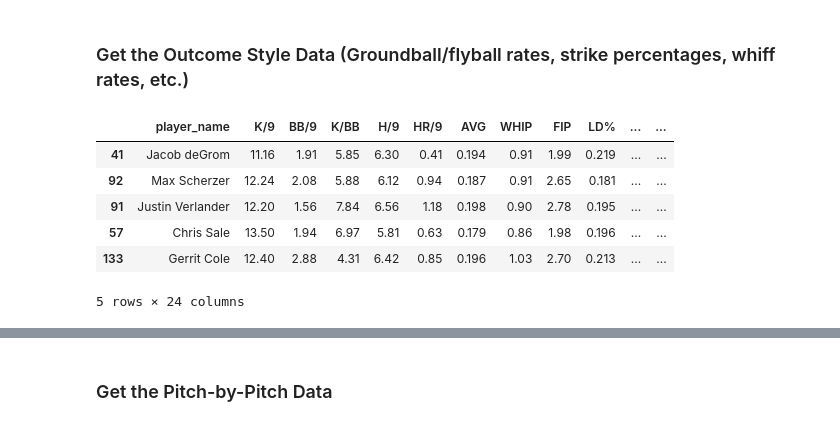
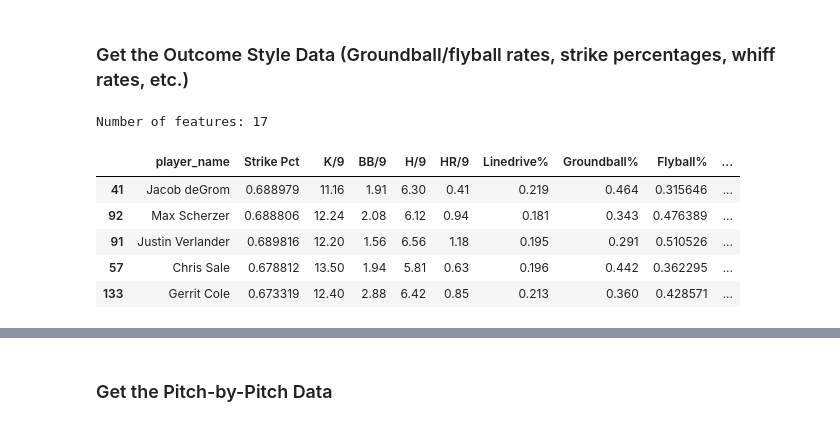
Before and after one commit to chrisjackson4256/MLBPitcherFamilies, a Jupyter notebook: PitcherFamilies.ipynb, the cells around one changed output, grey strips where cells are left out. Cells and saved outputs as stored; diff of their text form; code cells hidden in the pictures.

```diff
--- a/PitcherFamilies.ipynb
+++ b/PitcherFamilies.ipynb
@@ -26,33 +26,56 @@ train_data_dates = [('2015-04-05', '2015-10-04'),      # 2015 data
 # %% [markdown]
 ### Get the Outcome Style Data (Groundball/flyball rates, strike percentages, whiff rates, etc.)
 # %%
+# scrape the data from baseball savant
 pitcher_season_stats = pitching_stats(2018)
 
-cols_to_keep = ['Name', 'Strikes', 'Pitches', 'K/9', 'BB/9', 'K/BB', 'H/9', 'HR/9', 'AVG', 'WHIP', 'FIP',
-                'GB/FB', 'LD%', 'GB%', 'IFFB%', 'HR/FB', 'O-Swing%', 'Z-Swing%', 'Swing%', 'O-Contact%',
-                'Z-Contact%', 'Contact%', 'Zone%', 'F-Strike%', 'SwStr%']
+# select the features that we want to use to categorize the pitchers... questions we want to answer:
+#   - are they strike throwers?
+#   - do they allow a lot of baserunners?
+#   - groundball or flyball pitcher?
+#   - are they swing and miss guys (inside and outside of the zone)?
+cols_to_keep = ['Name', 'Strikes', 'Pitches',
+                'K/9', 'BB/9',  'H/9', 'HR/9', #'AVG', 'WHIP', 'FIP', 'K/BB', 'HR/FB',
+                'GB/FB', 'LD%', 'GB%',
+                'O-Swing%', 'Z-Swing%', 'Swing%',
+                'O-Contact%', 'Z-Contact%', 'Contact%',
+                'Zone%', 'F-Strike%', 'SwStr%']
 pitcher_season_stats = pitcher_season_stats[cols_to_keep]
 
-# keep only pitchers with at least 200 pitches in a season
+# keep only pitchers with at least 200 pitches in a season... try to weed out the noise, but keep short relievers
 pitcher_season_stats = pitcher_season_stats[pitcher_season_stats['Pitches'] >= 200]
 
+# compute the percentage of pitches that are strikes
 pitcher_season_stats['Strike Pct'] = pitcher_season_stats['Strikes'] / pitcher_season_stats['Pitches']
 pitcher_season_stats.drop(['Strikes', 'Pitches'], axis=1, inplace=True)
 
 # use the GB/FB ratio to compute the OF flyball pct
-pitcher_season_stats['OFFB%'] = (pitcher_season_stats['GB%'] / pitcher_season_stats['GB/FB']) - pitcher_season_stats['IFFB%']
+pitcher_season_stats['Flyball%'] = (pitcher_season_stats['GB%'] / pitcher_season_stats['GB/FB'])
 
 # drop the GB/FB ratio
-pitcher_season_stats.drop('GB/FB', axis=1, inplace=True)
+pitcher_season_stats.drop(['GB/FB'], axis=1, inplace=True)
 
-pitcher_season_stats.rename(columns={'Name': 'player_name'}, inplace=True)
+# rename the Name column so we can merge on it later... and the hit ball types to make them more readable
+pitcher_season_stats.rename(columns={'Name': 'player_name',
+                                     'GB%': 'Groundball%',
+                                     'LD%': 'Linedrive%'}, inplace=True)
 
+# reorder the columns
+pitcher_season_stats = pitcher_season_stats[[
+    'player_name', 'Strike Pct', 'K/9', 'BB/9', 'H/9', 'HR/9',
+    'Linedrive%', 'Groundball%', 'Flyball%',
+    'O-Swing%', 'Z-Swing%', 'Swing%',
+    'O-Contact%', 'Z-Contact%', 'Contact%',
+    'Zone%', 'F-Strike%', 'SwStr%',
+       ]]
+
+print(f"Number of features: {pitcher_season_stats.shape[1]-1}")
 pitcher_season_stats.head()
 # %% [output]
+Number of features: 17
-|  | player_name | K/9 | BB/9 | K/BB | H/9 | HR/9 | AVG | WHIP | FIP | LD% | ... | ... |
-| 41 | Jacob deGrom | 11.16 | 1.91 | 5.85 | 6.30 | 0.41 | 0.194 | 0.91 | 1.99 | 0.219 | ... | ... |
-| 92 | Max Scherzer | 12.24 | 2.08 | 5.88 | 6.12 | 0.94 | 0.187 | 0.91 | 2.65 | 0.181 | ... | ... |
-| 91 | Justin Verlander | 12.20 | 1.56 | 7.84 | 6.56 | 1.18 | 0.198 | 0.90 | 2.78 | 0.195 | ... | ... |
-| 57 | Chris Sale | 13.50 | 1.94 | 6.97 | 5.81 | 0.63 | 0.179 | 0.86 | 1.98 | 0.196 | ... | ... |
-| 133 | Gerrit Cole | 12.40 | 2.88 | 4.31 | 6.42 | 0.85 | 0.196 | 1.03 | 2.70 | 0.213 | ... | ... |
+|  | player_name | Strike Pct | K/9 | BB/9 | H/9 | HR/9 | Linedrive% | Groundball% | Flyball% | ... |
+| 41 | Jacob deGrom | 0.688979 | 11.16 | 1.91 | 6.30 | 0.41 | 0.219 | 0.464 | 0.315646 | ... |
+| 92 | Max Scherzer | 0.688806 | 12.24 | 2.08 | 6.12 | 0.94 | 0.181 | 0.343 | 0.476389 | ... |
+| 91 | Justin Verlander | 0.689816 | 12.20 | 1.56 | 6.56 | 1.18 | 0.195 | 0.291 | 0.510526 | ... |
+| 57 | Chris Sale | 0.678812 | 13.50 | 1.94 | 5.81 | 0.63 | 0.196 | 0.442 | 0.362295 | ... |
+| 133 | Gerrit Cole | 0.673319 | 12.40 | 2.88 | 6.42 | 0.85 | 0.213 | 0.360 | 0.428571 | ... |
-5 rows × 24 columns
```
Also changed, not shown: parts of 13 cells of this notebook.
